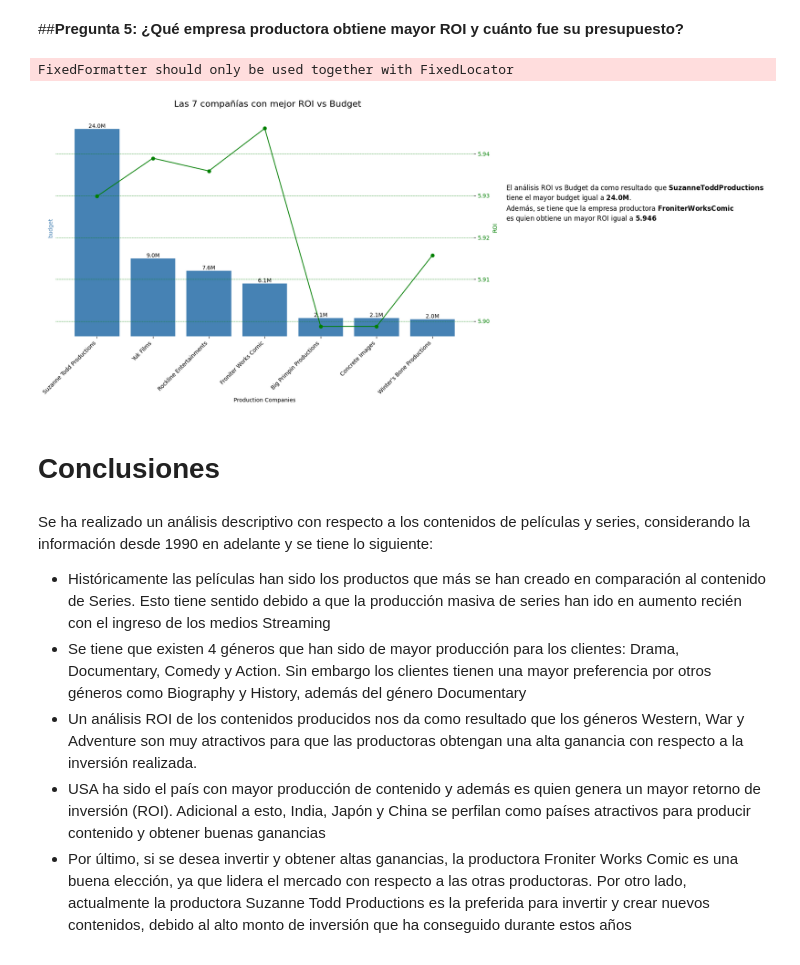
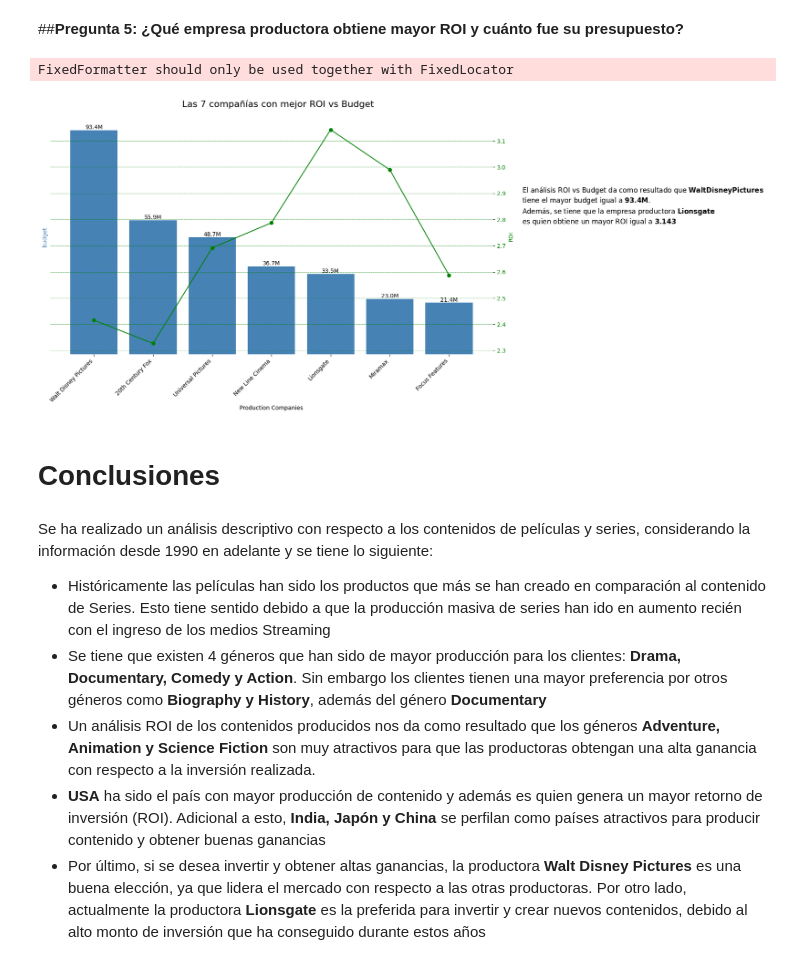
Before and after one commit to jjfj2011/Movie_Analysis, a Jupyter notebook: Movie_Analysis_EDA.ipynb, the cells around one changed output. Cells and saved outputs as stored; diff of their text form; code cells hidden in the pictures.

```diff
--- a/Movie_Analysis_EDA.ipynb
+++ b/Movie_Analysis_EDA.ipynb
@@ -784,7 +791,14 @@ def pregunta_5():
   df_exploded = df_companies.explode('production_companies')
 
   # Agrupar por compañía de producción y calcular el promedio de 'roi' y 'budget'
-  df_grouped = df_exploded.groupby('production_companies').agg({'roi': 'mean', 'budget': 'mean', 'revenue':'mean'}).reset_index()
+  df_grouped = df_exploded.groupby('production_companies').agg(
+      roi = ('roi', 'mean'),
+      budget = ('budget', 'mean'),
+      revenue = ('revenue','mean'),
+      count = ('roi','count')
+  ).reset_index()
+  # Vamos a considerar aquellas productoras con creación de contenido mayor a 100
+  df_grouped = df_grouped[df_grouped['count'] > 100]
 
   # Trabajamos los Outliers
   q1 = df_grouped['roi'].quantile(0.25)
@@ -837,40 +851,40 @@ def pregunta_5():
   # Eliminar el marco del gráfico
   for spine in ax1.spines.values():
       spine.set_visible(False)
   for spine in ax2.spines.values():
       spine.set_visible(False)
 
   # Ajustar márgenes para acercar el título con el gráfico
   fig.tight_layout(pad=1.5)
 
   # Formato de millones
   def formato_millones(number):
       return f'{number / 1e6:.1f}M'
 
   # Textos
   texto_1 = "$\mathbf{" + top_7_companies.loc[top_7_companies['budget'].idxmax(), 'production_companies'] + "}$"
   texto_2 = "$\mathbf{" + str(formato_millones(top_7_companies['budget'].max())) + "}$"
   texto_3 =  "$\mathbf{" + top_7_companies.loc[top_7_companies['roi'].idxmax(), 'production_companies'] + "}$"
   texto_4 = "$\mathbf{" + str(round(top_7_companies['roi'].max(),3)) + "}$"
 
   # Texto
   texto = "El análisis ROI vs Budget da como resultado que {} \ntiene el mayor budget igual a {}. \nAdemás, se tiene que la empresa productora {} \nes quien obtiene un mayor ROI igual a {}".format(texto_1, texto_2, texto_3, texto_4)
 
   plt.figtext(1.0, 0.60, texto, fontsize=12)
 
   plt.show()
 
 
 pregunta_5()
 # %% [output]
 FixedFormatter should only be used together with FixedLocator
-[figure, old version]
+[figure, new version]
 # %% [markdown]
 # **Conclusiones**
 # %% [markdown]
 Se ha realizado un análisis descriptivo con respecto a los contenidos de películas y series, considerando la información desde 1990 en adelante y se tiene lo siguiente:
 - Históricamente las películas han sido los productos que más se han creado en comparación al contenido de Series. Esto tiene sentido debido a que la producción masiva de series han ido en aumento recién con el ingreso de los medios Streaming
-- Se tiene que existen 4 géneros que han sido de mayor producción para los clientes: Drama, Documentary, Comedy y Action. Sin embargo los clientes tienen una mayor preferencia por otros géneros como Biography y History, además del género Documentary
-- Un análisis ROI de los contenidos producidos nos da como resultado que los géneros Western, War y Adventure son muy atractivos para que las productoras obtengan una alta ganancia con respecto a la inversión realizada.
-- USA ha sido el país con mayor producción de contenido y además es quien genera un mayor retorno de inversión (ROI). Adicional a esto, India, Japón y China se perfilan como países atractivos para producir contenido y obtener buenas ganancias
-- Por último, si se desea invertir y obtener altas ganancias, la productora Froniter Works Comic es una buena elección, ya que lidera el mercado con respecto a las otras productoras. Por otro lado, actualmente la productora Suzanne Todd Productions es la preferida para invertir y crear nuevos contenidos, debido al alto monto de inversión que ha conseguido durante estos años
+- Se tiene que existen 4 géneros que han sido de mayor producción para los clientes: **Drama, Documentary, Comedy y Action**. Sin embargo los clientes tienen una mayor preferencia por otros géneros como **Biography y History**, además del género **Documentary**
+- Un análisis ROI de los contenidos producidos nos da como resultado que los géneros **Adventure, Animation y Science Fiction** son muy atractivos para que las productoras obtengan una alta ganancia con respecto a la inversión realizada.
+- **USA** ha sido el país con mayor producción de contenido y además es quien genera un mayor retorno de inversión (ROI). Adicional a esto, **India, Japón y China** se perfilan como países atractivos para producir contenido y obtener buenas ganancias
+- Por último, si se desea invertir y obtener altas ganancias, la productora **Walt Disney Pictures** es una buena elección, ya que lidera el mercado con respecto a las otras productoras. Por otro lado, actualmente la productora **Lionsgate** es la preferida para invertir y crear nuevos contenidos, debido al alto monto de inversión que ha conseguido durante estos años
```
Also changed, not shown: parts of 1 cell of this notebook.
